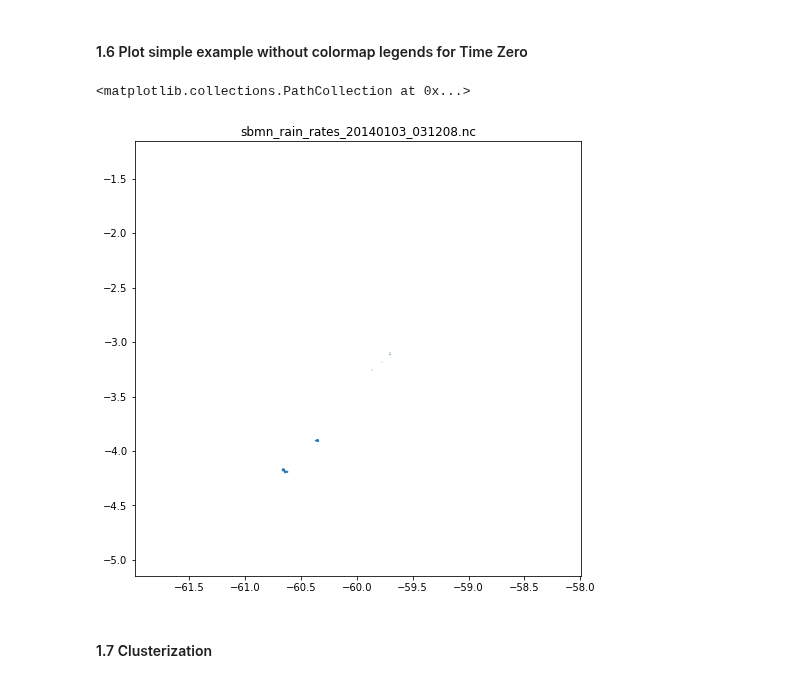
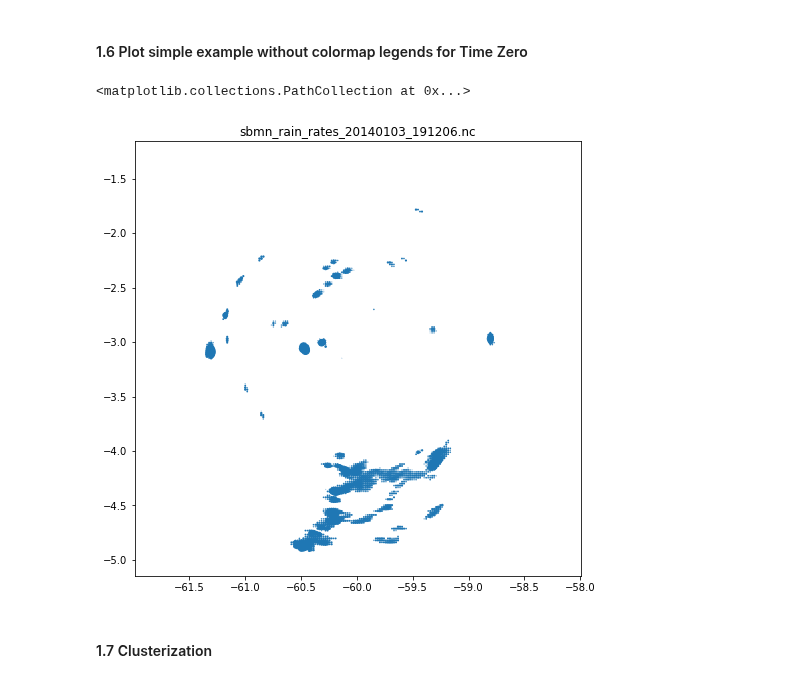
Before and after one commit to helvecioneto/CAP-394, a Jupyter notebook: 01-EDA.ipynb, the cells around one changed output. Drawn from its saved outputs; the diff is of its cells as text; code cells hidden in the pictures.

```diff
--- a/01-EDA.ipynb
+++ b/01-EDA.ipynb
@@ -167,17 +167,17 @@ The frames from dataset: (times,x,y) ->  (104, 241, 241)
 # %%
 ## Plot simple figure from dataset
 
-figtime = 0
+figtime = 80
 
 filename = sorted(os.listdir(path+str(day)))[figtime]
 
 plt.figure(figsize=(8,8))
 plt.title(filename)
 plt.scatter(lon,lat,frames[figtime])
 #plt.pcolormesh(lon,lat,frames[figtime])
 # %% [output]
 <matplotlib.collections.PathCollection at 0x...>
-[figure, old version]
+[figure, new version]
 # %% [markdown]
 #### 1.7 Clusterization
 # %%
```
Also changed, not shown: parts of 25 cells of this notebook, 53 other files.
